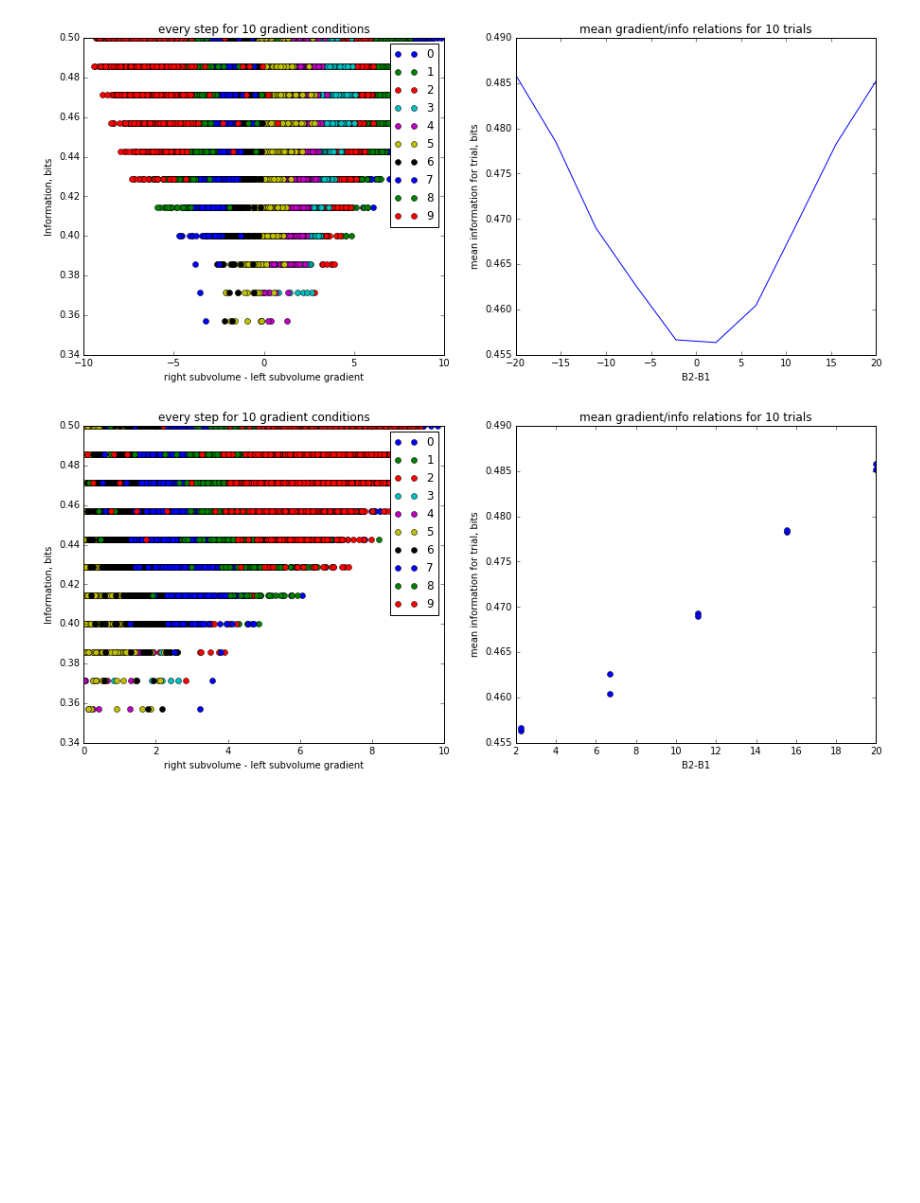
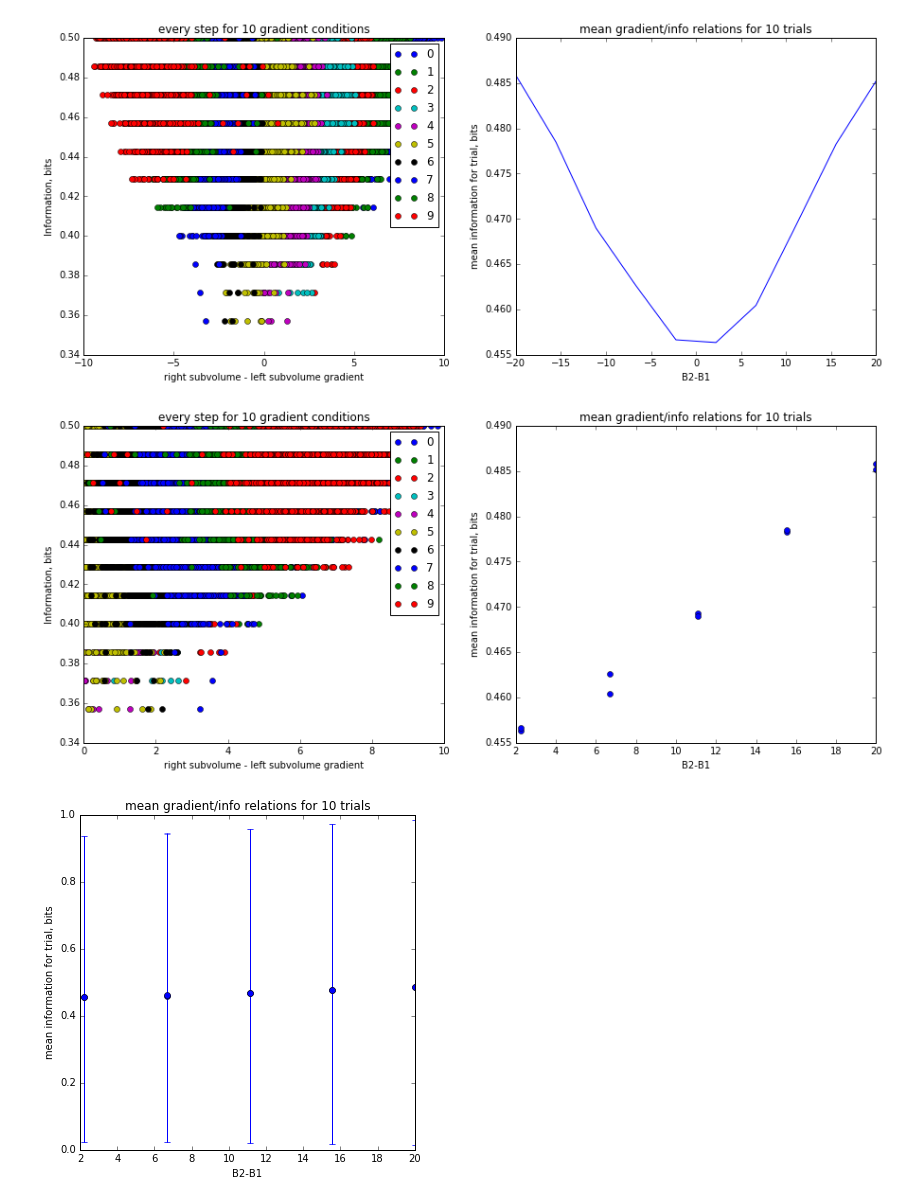
Before and after one commit to npagane/bph, a Jupyter notebook: yeastSim/1DOptModelSim.ipynb, the cells around one changed output. Cells and saved outputs as stored; diff of their text form; code cells hidden in the pictures; blank space fills up the shorter version.

Commit message:
added plot w error bars even though the different data points are nowhere significantly different

```diff
--- a/yeastSim/1DOptModelSim.ipynb
+++ b/yeastSim/1DOptModelSim.ipynb
@@ -472,8 +472,12 @@ ax.set_title('every step for 10 gradient conditions')
 
 Imean = []
 bounds = []
+ymin = []
+ymax = []
 for iter in range(cN):
     Imean.append(np.mean(Ia[iter]))
+    ymin.append(Imean[-1] - np.std(Ia[iter]))
+    ymax.append(Imean[-1] + np.std(Ia[iter]))
     bounds.append(B2[iter] - B1[iter])
 
 ax = fig.add_subplot(1,2,2)
@@ -487,19 +491,28 @@ plt.show()
 # %%
 fig = plt.figure(figsize=(15,6))
 ax = fig.add_subplot(1,2,1)
 for iter in range(cN):
     ax.plot(np.abs(dNa[iter]), Ia[iter], 'o')
 
 ax.legend(''.join(np.asarray(np.linspace(0, cN-1, cN, dtype = 'int'), dtype='string')))
 ax.set_xlabel('right subvolume - left subvolume gradient')
 ax.set_ylabel('Information, bits')
 ax.set_title('every step for 10 gradient conditions')
 
 ax = fig.add_subplot(1,2,2)
 ax.plot(np.abs(bounds), Imean, 'o')
 ax.set_ylabel('mean information for trial, bits')
 ax.set_xlabel('B2-B1')
 ax.set_title('mean gradient/info relations for 10 trials')
+
+fig = plt.figure(figsize=(6,6))
+ax = fig.gca()
+ax.errorbar(np.abs(bounds), Imean, yerr = [ymin, ymax], fmt = 'o')
+ax.set_ylabel('mean information for trial, bits')
+ax.set_xlabel('B2-B1')
+ax.set_title('mean gradient/info relations for 10 trials')
+
 plt.show()
 # %% [output]
 [figure]
+[figure, added]
```
